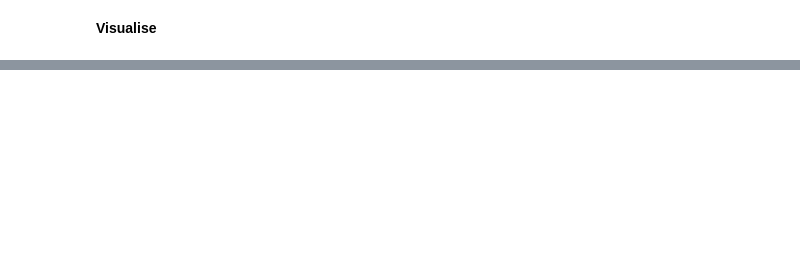
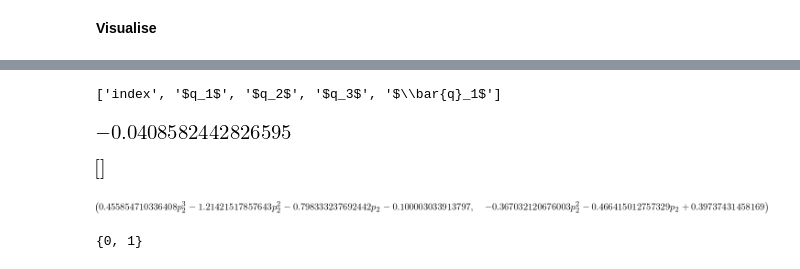
Before and after one commit to Nikoleta-v3/Memory-size-in-the-prisoners-dilemma, a Jupyter notebook: nbs/Reactive strategies Numerics.ipynb, the cells around one changed output, grey strips where cells are left out. Saved outputs shown, nothing was run; the diff lists cells and outputs as text; code cells hidden in the pictures; blank space fills up the shorter version.

```diff
--- a/nbs/Reactive strategies Numerics.ipynb
+++ b/nbs/Reactive strategies Numerics.ipynb
@@ -49,9 +48,3 @@ def plot_argmax(opponents, solution, filename):
     plt.xlabel(r'$p_1$')
     plt.tight_layout()
     plt.savefig(filename);
-# %%
-for i in range(40):
-    axl.seed(i)
-    opponents = [np.random.random(4) for _ in range(1)]
-
-    plot_argmax(opponents, solutions[i], '../img/reactive/reactive_pairwise_{}.pdf'.format(i))
@@ -71,0 +67,4 @@ for i in range(40):
+# %%
+cols[:5]
+# %% [output]
+['index', '$q_1$', '$q_2$', '$q_3$', '$\\bar{q}_1$']
@@ -71,0 +75,19 @@ for i in range(40):
+# %%
+p_1, p_2 = sym.symbols('p_1, p_2')
+utility = -opt_mo.tournament_utility((p_1, p_2, p_1, p_2), opponents)
+
+# derivatives
+derivatives = [sym.diff(utility, i) for i in [p_1, p_2]]
+derivatives = [expr.factor() for expr in derivatives]
+
+# numerator
+fractions = [sym.fraction(expr) for expr in derivatives]
+num = [expr[0] for expr in fractions]
+den = [expr[1] for expr in fractions]
+# %%
+matrix = subresultants_qq_zz.sylvester(num[0], num[1], p_2)
+matrix = opt_mo.round_matrix_expressions(matrix, 8, p_1)
+
+resultant = matrix.det()
+# %%
+x = sym.fraction(resultant)[0].factor()
@@ -71,0 +97,4 @@ for i in range(40):
+# %%
+x.subs({p_1:1})
+# %% [output]
+[figure, added]
@@ -71,0 +103,12 @@ for i in range(40):
+# %%
+p_one_roots
+# %% [output]
+[figure, added]
+# %%
+num[0].factor().subs({p_1: 0}), num[1].factor().subs({p_1: 0})
+# %% [output]
+[figure, added]
+# %%
+solution_set
+# %% [output]
+{0, 1}
```
Also changed, not shown: parts of 7 cells of this notebook, 1 other file.
